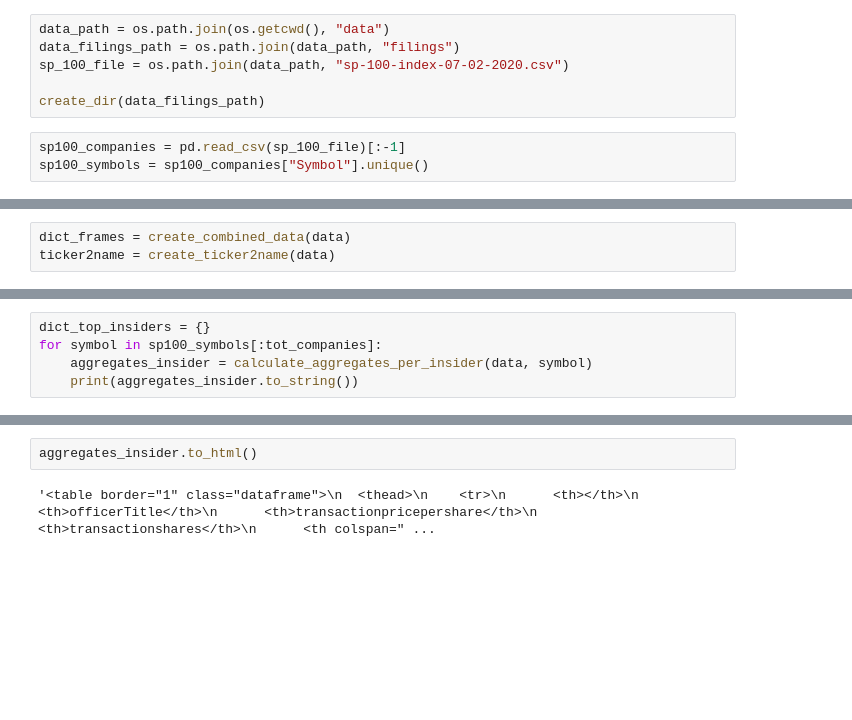
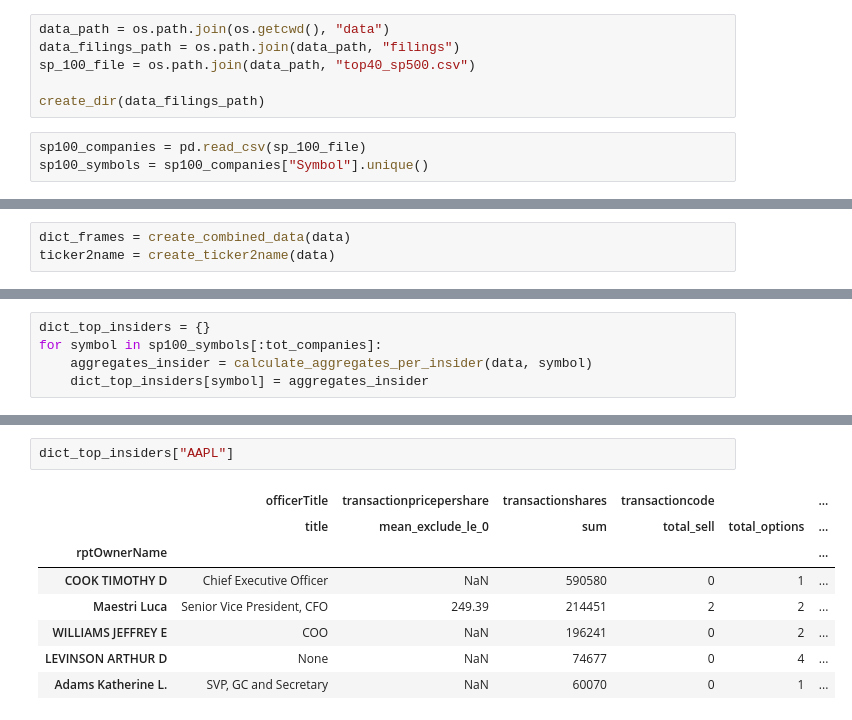
Before and after one commit to factoredai/insiderTradingAPI_v1, a Jupyter notebook: notebooks/final_filings_example_insider.ipynb, the cells around one changed output, grey strips where cells are left out. Saved outputs shown, nothing was run; the diff lists cells and outputs as text; blank space fills up the shorter version.

```diff
--- a/notebooks/final_filings_example_insider.ipynb
+++ b/notebooks/final_filings_example_insider.ipynb
@@ -74,11 +74,11 @@ tot_companies = 3 # None = All sp100
 # %%
 data_path = os.path.join(os.getcwd(), "data")
 data_filings_path = os.path.join(data_path, "filings")
-sp_100_file = os.path.join(data_path, "sp-100-index-07-02-2020.csv")
+sp_100_file = os.path.join(data_path, "top40_sp500.csv")
 
 create_dir(data_filings_path)
 # %%
-sp100_companies = pd.read_csv(sp_100_file)[:-1]
+sp100_companies = pd.read_csv(sp_100_file)
 sp100_symbols = sp100_companies["Symbol"].unique()
 # %%
 for symbol in sp100_symbols[:tot_companies]:
@@ -120,4 +120,4 @@ for key, val in dict_frames.items():
 dict_top_insiders = {}
 for symbol in sp100_symbols[:tot_companies]:
     aggregates_insider = calculate_aggregates_per_insider(data, symbol)
-    print(aggregates_insider.to_string())
+    dict_top_insiders[symbol] = aggregates_insider
@@ -142,4 +124,11 @@ Funck Robert E   Executive Vice President & CFO                    77.89
-# %%
-aggregates_insider.to_html()
-# %% [output]
-'<table border="1" class="dataframe">\n  <thead>\n    <tr>\n      <th></th>\n      <th>officerTitle</th>\n      <th>transactionpricepershare</th>\n      <th>transactionshares</th>\n      <th colspan=" ...
+# %%
+dict_top_insiders["AAPL"]
+# %% [output]
+|  | officerTitle | transactionpricepershare | transactionshares | transactioncode |  | ... |
+|  | title | mean_exclude_le_0 | sum | total_sell | total_options | ... |
+| rptOwnerName |  |  |  |  |  | ... |
+| COOK TIMOTHY D | Chief Executive Officer | NaN | 590580 | 0 | 1 | ... |
+| Maestri Luca | Senior Vice President, CFO | 249.39 | 214451 | 2 | 2 | ... |
+| WILLIAMS JEFFREY E | COO | NaN | 196241 | 0 | 2 | ... |
+| LEVINSON ARTHUR D | None | NaN | 74677 | 0 | 4 | ... |
+| Adams Katherine L. | SVP, GC and Secretary | NaN | 60070 | 0 | 1 | ... |
```
Also changed, not shown: parts of 6 cells of this notebook, 8 other files.
